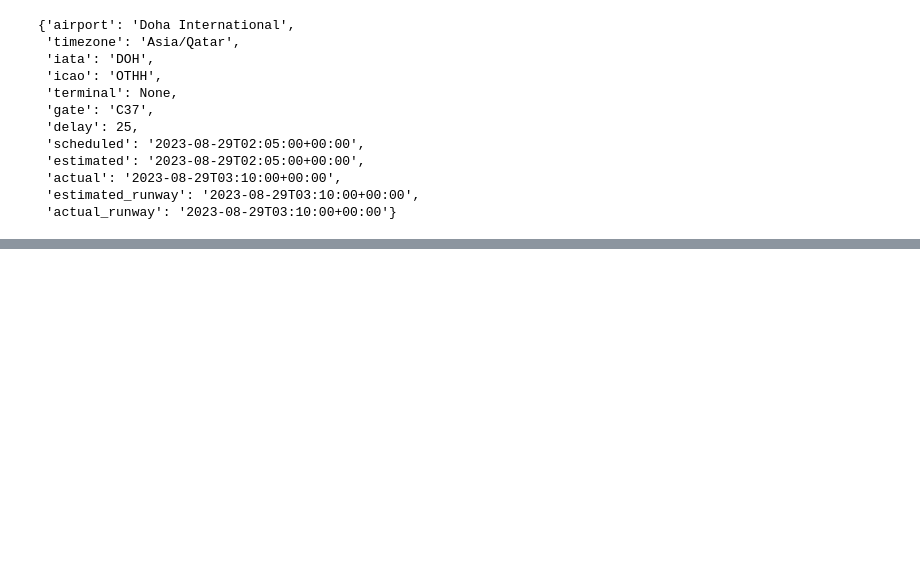
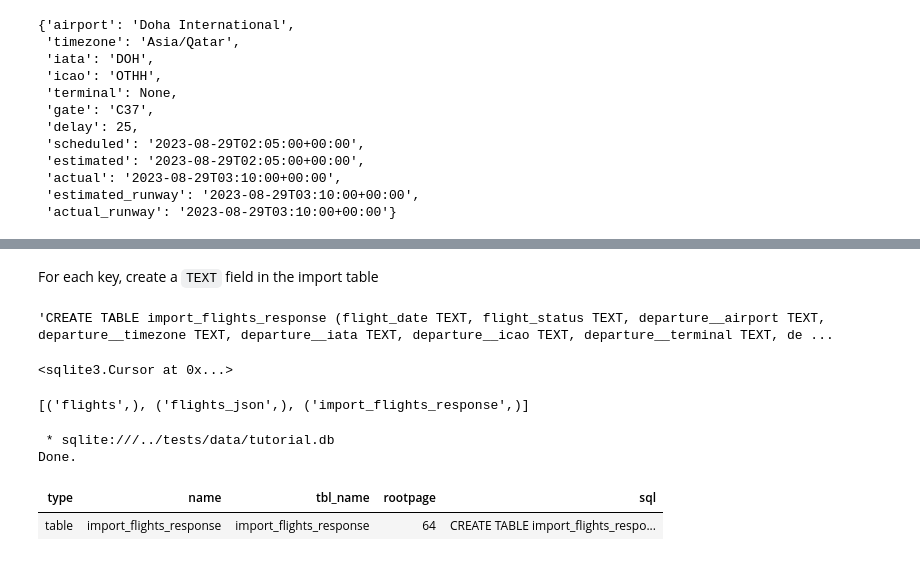
Before and after one commit to vykuang/mh-flight-logs, a Jupyter notebook: notebooks/sqlite.ipynb, the cells around one changed output, grey strips where cells are left out. Drawn from its saved outputs; the diff is of its cells as text; code cells hidden in the pictures; blank space fills up the shorter version.

```diff
--- a/notebooks/sqlite.ipynb
+++ b/notebooks/sqlite.ipynb
@@ -162,0 +275,2 @@ con.close()
+# %% [markdown]
+For each key, create a `TEXT` field in the import table
@@ -162,0 +280,24 @@ con.close()
+# %%
+create_sql
+# %% [output]
+'CREATE TABLE import_flights_response (flight_date TEXT, flight_status TEXT, departure__airport TEXT, departure__timezone TEXT, departure__iata TEXT, departure__icao TEXT, departure__terminal TEXT, de ...
+# %%
+con = sqlite3.connect("../tests/data/tutorial.db")
+curs = con.cursor()
+curs.execute(create_sql)
+# %% [output]
+<sqlite3.Cursor at 0x...>
+# %%
+curs.execute('select name from sqlite_master')
+curs.fetchall()
+# %% [output]
+[('flights',), ('flights_json',), ('import_flights_response',)]
+# %%
+%%sql
+select * from sqlite_master
+where name = 'import_flights_response';
+# %% [output]
+ * sqlite:///../tests/data/tutorial.db
+Done.
+| type | name | tbl_name | rootpage | sql |
+| table | import_flights_response | import_flights_response | 64 | CREATE TABLE import_flights_respo... |
```
Also changed, not shown: parts of 50 cells of this notebook, 2 other files.
